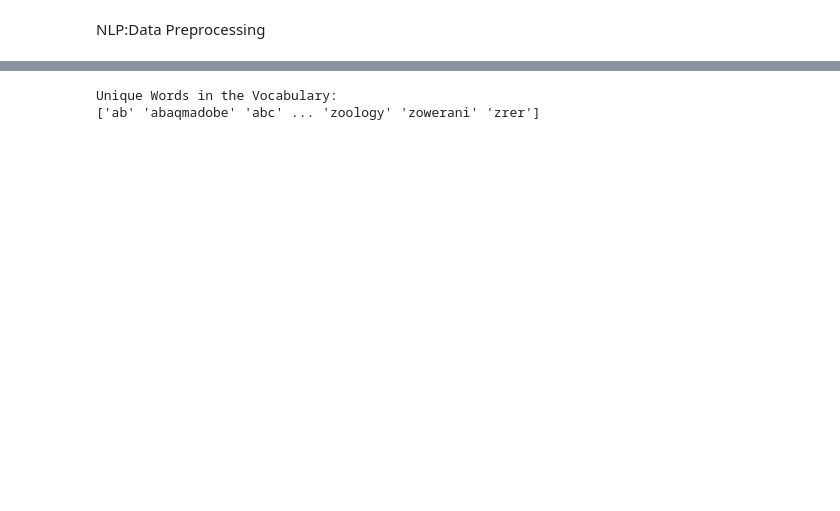
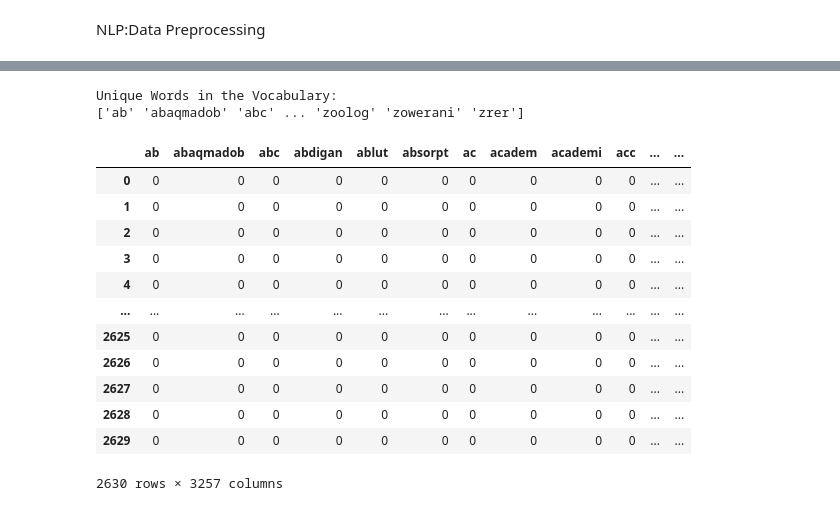
Before and after one commit to datakiptoo/County_Service-_Delivery, a Jupyter notebook: County_Residents.ipynb, the cells around one changed output, grey strips where cells are left out. Drawn from its saved outputs; the diff is of its cells as text; code cells hidden in the pictures; blank space fills up the shorter version.

```diff
--- a/County_Residents.ipynb
+++ b/County_Residents.ipynb
@@ -909,14 +909,22 @@ bow_df = pd.DataFrame(dense_matrix, columns=feature_names)
 #print unique words
 print("Unique Words in the Vocabulary:")
 print(feature_names)
-
-# Plotting the heatmap
-plt.figure(figsize=(10, 6))
-sns.heatmap(bow_df, cmap='viridis', annot=True, fmt='d')  # Heatmap with annotations
-plt.title('Bag of Words Representation')
-plt.xlabel('Words')
-plt.ylabel('Documents')
-plt.show()
 # %% [output]
 Unique Words in the Vocabulary:
-['ab' 'abaqmadobe' 'abc' ... 'zoology' 'zowerani' 'zrer']
+['ab' 'abaqmadob' 'abc' ... 'zoolog' 'zowerani' 'zrer']
+# %%
+bow_df
+# %% [output]
+|  | ab | abaqmadob | abc | abdigan | ablut | absorpt | ac | academ | academi | acc | ... | ... |
+| 0 | 0 | 0 | 0 | 0 | 0 | 0 | 0 | 0 | 0 | 0 | ... | ... |
+| 1 | 0 | 0 | 0 | 0 | 0 | 0 | 0 | 0 | 0 | 0 | ... | ... |
+| 2 | 0 | 0 | 0 | 0 | 0 | 0 | 0 | 0 | 0 | 0 | ... | ... |
+| 3 | 0 | 0 | 0 | 0 | 0 | 0 | 0 | 0 | 0 | 0 | ... | ... |
+| 4 | 0 | 0 | 0 | 0 | 0 | 0 | 0 | 0 | 0 | 0 | ... | ... |
+| ... | ... | ... | ... | ... | ... | ... | ... | ... | ... | ... | ... | ... |
+| 2625 | 0 | 0 | 0 | 0 | 0 | 0 | 0 | 0 | 0 | 0 | ... | ... |
+| 2626 | 0 | 0 | 0 | 0 | 0 | 0 | 0 | 0 | 0 | 0 | ... | ... |
+| 2627 | 0 | 0 | 0 | 0 | 0 | 0 | 0 | 0 | 0 | 0 | ... | ... |
+| 2628 | 0 | 0 | 0 | 0 | 0 | 0 | 0 | 0 | 0 | 0 | ... | ... |
+| 2629 | 0 | 0 | 0 | 0 | 0 | 0 | 0 | 0 | 0 | 0 | ... | ... |
+2630 rows × 3257 columns
```
Also changed, not shown: parts of 7 cells of this notebook.
